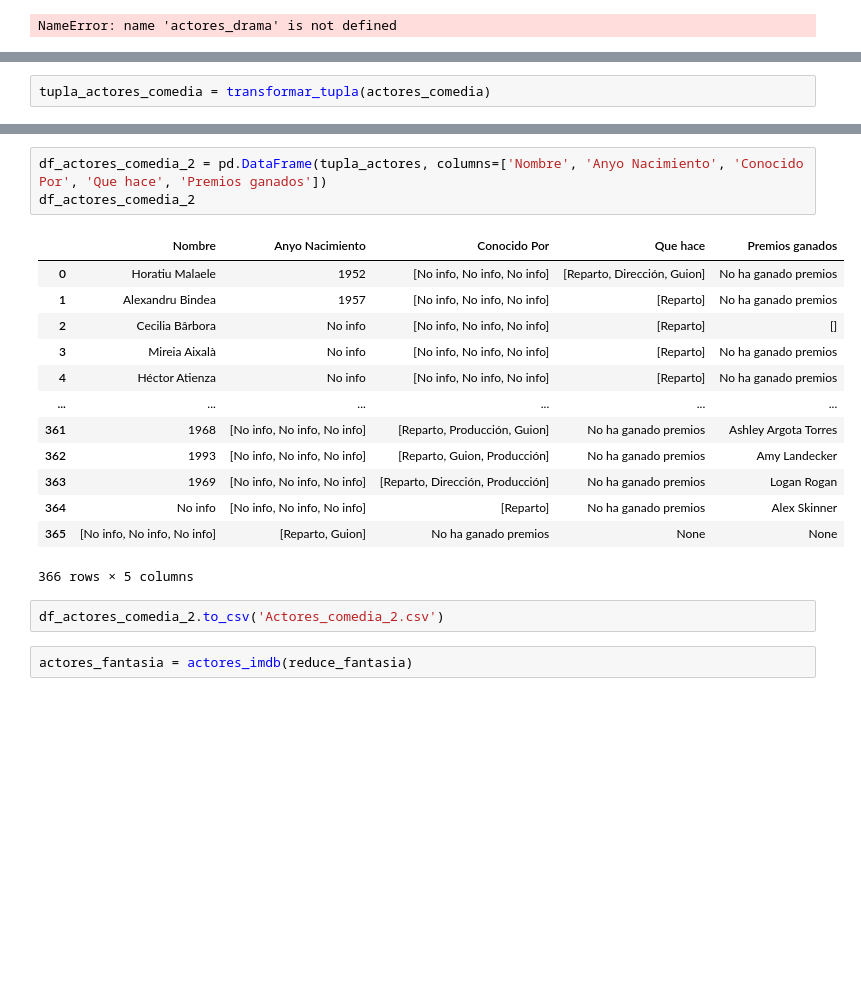
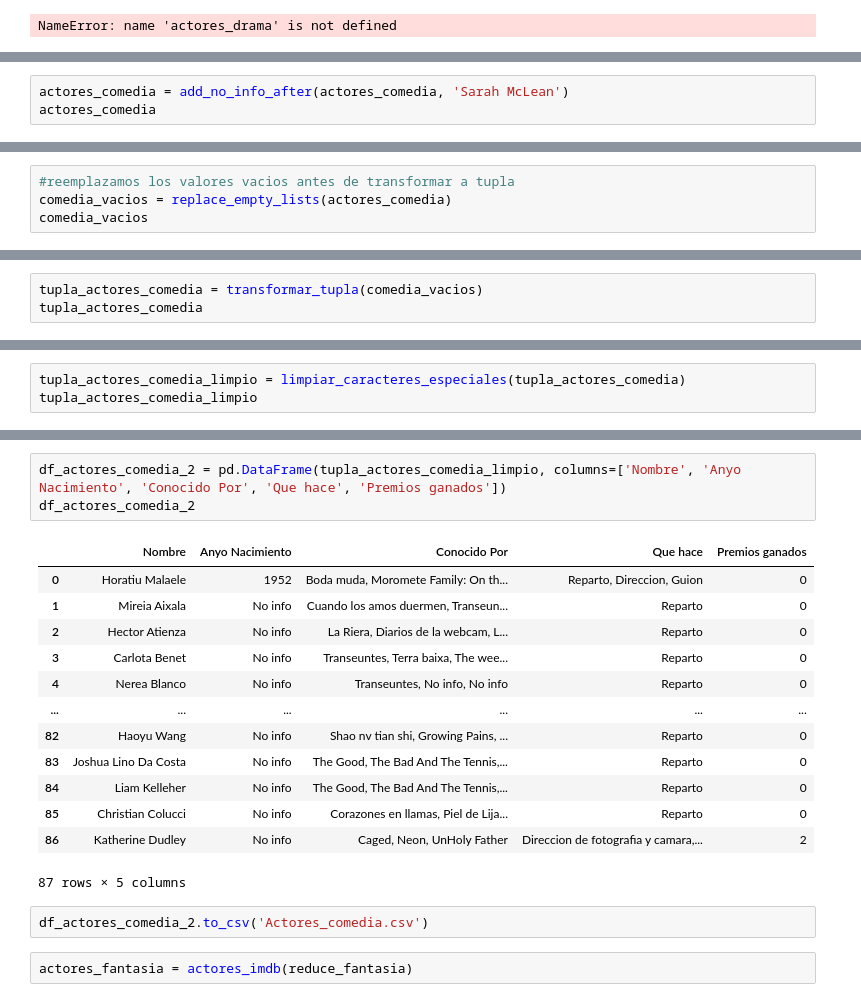
Before and after one commit to TaniaGraff/project-da-promo-angela-modulo-2, a Jupyter notebook: Fase 3.ipynb, the cells around one changed output, grey strips where cells are left out. Saved outputs shown, nothing was run; the diff lists cells and outputs as text; blank space fills up the shorter version.

```diff
--- a/Fase 3.ipynb
+++ b/Fase 3.ipynb
@@ -1572,0 +1595,3 @@ NameError: name 'actores_comedia' is not defined
+# %%
+actores_comedia = add_no_info_after(actores_comedia, 'Sarah McLean')
+actores_comedia
@@ -1572,0 +1616,4 @@ NameError: name 'actores_comedia' is not defined
+# %%
+#reemplazamos los valores vacios antes de transformar a tupla
+comedia_vacios = replace_empty_lists(actores_comedia)
+comedia_vacios
@@ -1573,3 +1638,4 @@ NameError: name 'actores_comedia' is not defined
 # %%
-tupla_actores_comedia = transformar_tupla(actores_comedia)
+tupla_actores_comedia = transformar_tupla(comedia_vacios)
+tupla_actores_comedia
 # %% [output]
@@ -1576,0 +1659,3 @@ tupla_actores_comedia = transformar_tupla(actores_comedia)
+# %%
+tupla_actores_comedia_limpio = limpiar_caracteres_especiales(tupla_actores_comedia)
+tupla_actores_comedia_limpio
@@ -1577,22 +1680,22 @@ tupla_actores_comedia = transformar_tupla(actores_comedia)
 # %%
-df_actores_comedia_2 = pd.DataFrame(tupla_actores, columns=['Nombre', 'Anyo Nacimiento', 'Conocido Por', 'Que hace', 'Premios ganados'])
+df_actores_comedia_2 = pd.DataFrame(tupla_actores_comedia_limpio, columns=['Nombre', 'Anyo Nacimiento', 'Conocido Por', 'Que hace', 'Premios ganados'])
 df_actores_comedia_2
 # %% [output]
 |  | Nombre | Anyo Nacimiento | Conocido Por | Que hace | Premios ganados |
-| 0 | Horatiu Malaele | 1952 | [No info, No info, No info] | [Reparto, Dirección, Guion] | No ha ganado premios |
-| 1 | Alexandru Bindea | 1957 | [No info, No info, No info] | [Reparto] | No ha ganado premios |
-| 2 | Cecilia Bârbora | No info | [No info, No info, No info] | [Reparto] | [] |
-| 3 | Mireia Aixalà | No info | [No info, No info, No info] | [Reparto] | No ha ganado premios |
-| 4 | Héctor Atienza | No info | [No info, No info, No info] | [Reparto] | No ha ganado premios |
+| 0 | Horatiu Malaele | 1952 | Boda muda, Moromete Family: On th... | Reparto, Direccion, Guion | 0 |
+| 1 | Mireia Aixala | No info | Cuando los amos duermen, Transeun... | Reparto | 0 |
+| 2 | Hector Atienza | No info | La Riera, Diarios de la webcam, L... | Reparto | 0 |
+| 3 | Carlota Benet | No info | Transeuntes, Terra baixa, The wee... | Reparto | 0 |
+| 4 | Nerea Blanco | No info | Transeuntes, No info, No info | Reparto | 0 |
 | ... | ... | ... | ... | ... | ... |
-| 361 | 1968 | [No info, No info, No info] | [Reparto, Producción, Guion] | No ha ganado premios | Ashley Argota Torres |
-| 362 | 1993 | [No info, No info, No info] | [Reparto, Guion, Producción] | No ha ganado premios | Amy Landecker |
-| 363 | 1969 | [No info, No info, No info] | [Reparto, Dirección, Producción] | No ha ganado premios | Logan Rogan |
-| 364 | No info | [No info, No info, No info] | [Reparto] | No ha ganado premios | Alex Skinner |
-| 365 | [No info, No info, No info] | [Reparto, Guion] | No ha ganado premios | None | None |
+| 82 | Haoyu Wang | No info | Shao nv tian shi, Growing Pains, ... | Reparto | 0 |
+| 83 | Joshua Lino Da Costa | No info | The Good, The Bad And The Tennis,... | Reparto | 0 |
+| 84 | Liam Kelleher | No info | The Good, The Bad And The Tennis,... | Reparto | 0 |
+| 85 | Christian Colucci | No info | Corazones en llamas, Piel de Lija... | Reparto | 0 |
+| 86 | Katherine Dudley | No info | Caged, Neon, UnHoly Father | Direccion de fotografia y camara,... | 2 |
-366 rows × 5 columns
+87 rows × 5 columns
 # %%
-df_actores_comedia_2.to_csv('Actores_comedia_2.csv')
+df_actores_comedia_2.to_csv('Actores_comedia.csv')
 # %%
 actores_fantasia = actores_imdb(reduce_fantasia)
 # %%
```
Also changed, not shown: parts of 39 cells of this notebook, 7 other files.
